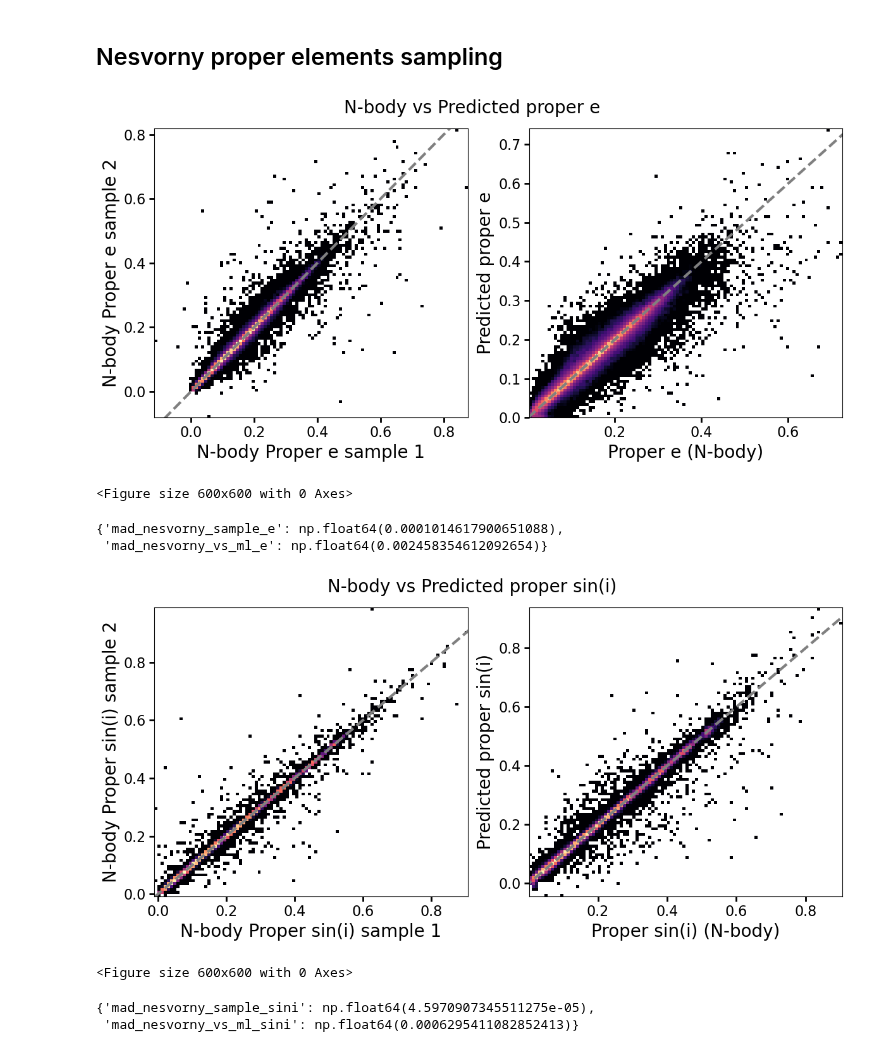
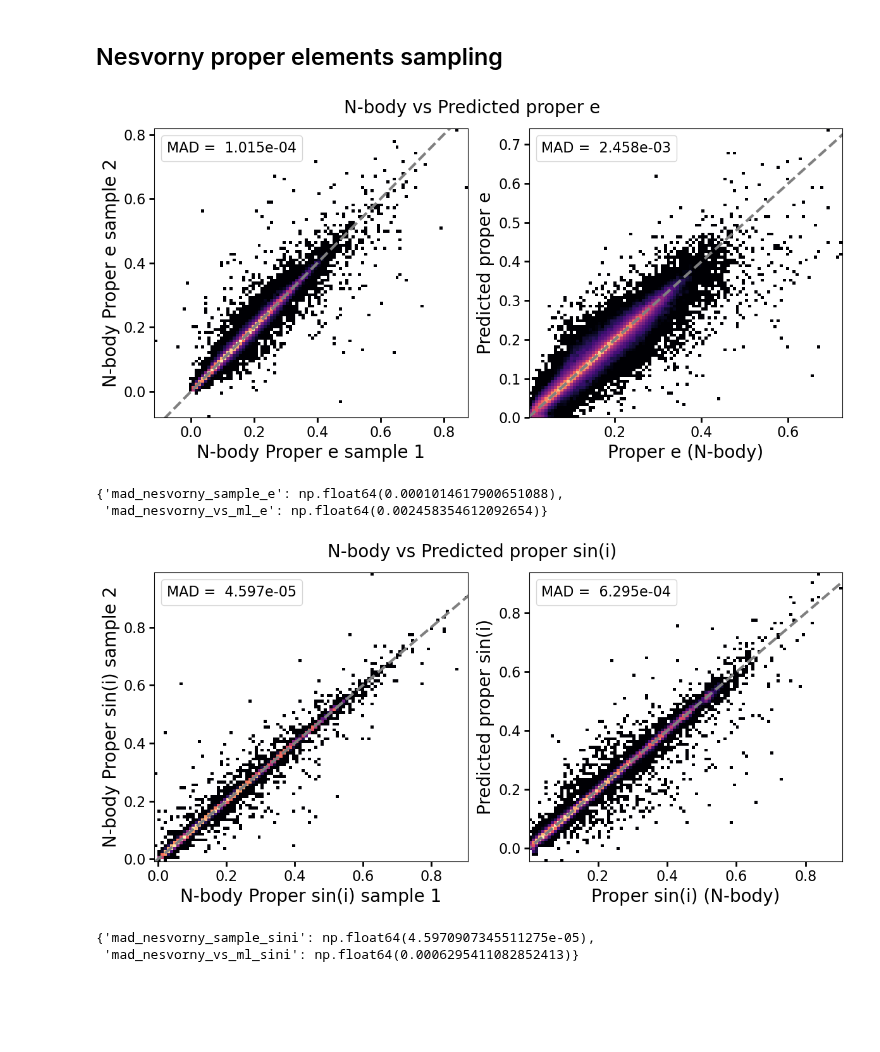
Before and after one commit to YangShen31/proper_elements_prediction, a Jupyter notebook: 3_evaluate_models.ipynb, the cells around one changed output. Saved outputs shown, nothing was run; the diff lists cells and outputs as text; code cells hidden in the pictures; blank space fills up the shorter version.

```diff
--- a/3_evaluate_models.ipynb
+++ b/3_evaluate_models.ipynb
@@ -10,6 +10,9 @@ mpl.style.use('./paper.mplstyle')
 
 plot_dir = Path("plots")
 plot_dir.mkdir(exist_ok=True)
+# %%
+plt.style.use('tableau-colorblind10')
+colors = plt.rcParams['axes.prop_cycle'].by_key()['color']
 # %% [markdown]
 # Load Model Outputs
 # %%
@@ -199,37 +214,47 @@ np.random.seed(42)
 
 x1_e = np.random.normal(df_xgb["prope"].values, df_xgb["de"].values)
 y1_e = np.random.normal(df_xgb["prope"].values, df_xgb["de"].values)
+mad_nesvorny_sample_e = np.sqrt(np.median((x1_e - y1_e)**2))
 
 x2_e = df_xgb["prope"].values
 y2_e = df_xgb["pred_e"].values
 
 fig, axs = plt.subplots(1, 2, figsize=(12, 6), sharex=False, sharey=False)
 
 ax = axs[0]
 mask = (x1_e <= 1) & (y1_e <= 1)
 x, y = x1_e[mask], y1_e[mask]
 ax.hist2d(x, y, bins=bins, norm=norm, cmap=cmap)
 minval, maxval = min(x.min(), y.min()), max(x.max(), y.max())
-ax.plot([minval, maxval], [minval, maxval], ls='dashed', color='grey', rasterized = True)
+ax.plot([minval, maxval], [minval, maxval], ls='dashed', color='grey', rasterized = True, label = f"MAD = {mad_nesvorny_sample_e: .3e}")
 ax.set_xlabel("N-body Proper e sample 1")
 ax.set_ylabel("N-body Proper e sample 2")
 ax.tick_params(axis='both')
+ax.legend(
+    loc="upper left",
+    frameon=True,
+    handlelength=0,
+    handletextpad=0)
 
 ax = axs[1]
 mask = (x2_e <= 1) & (y2_e <= 1)
 x, y = x2_e[mask], y2_e[mask]
 ax.hist2d(x, y, bins=bins, norm=norm, cmap=cmap)
 minval, maxval = min(x.min(), y.min()), max(x.max(), y.max())
-ax.plot([minval, maxval], [minval, maxval], ls='dashed', color='grey', rasterized = True)
+ax.plot([minval, maxval], [minval, maxval], ls='dashed', color='grey', rasterized = True, label = f"MAD = {mad_nesvorny_vs_xgboost_e: .3e}")
 ax.set_xlabel("Proper e (N-body)")
 ax.set_ylabel("Predicted proper e")
 ax.tick_params(axis='both')
+ax.legend(
+    loc="upper left",
+    frameon=True,
+    handlelength=0,
+    handletextpad=0)
 
 plt.suptitle("N-body vs Predicted proper e", fontsize = 20)
 plt.tight_layout()
+plt.savefig("./plots/prope_double_sampling.pdf")
 plt.show()
-plt.savefig(plot_dir/"prope_double_sampling.pdf")
 # %% [output]
-[figure, old version]
+[figure, new version]
-<Figure size 600x600 with 0 Axes>
 # %%
@@ -254,6 +278,8 @@ np.random.seed(42)
 x1_sini = np.random.normal(df_xgb["propsini"].values, df_xgb["dsini"].values)
 y1_sini = np.random.normal(df_xgb["propsini"].values, df_xgb["dsini"].values)
 
+mad_nesvorny_sample_sini = np.sqrt(np.median((x1_sini - y1_sini)**2))
+
 x2_sini = df_xgb["propsini"].values
 y2_sini = df_xgb["pred_sini"].values
 
@@ -264,26 +290,35 @@ mask = (x1_sini <= 1) & (y1_sini <= 1)
 x, y = x1_sini[mask], y1_sini[mask]
 ax.hist2d(x, y, bins=bins, norm=norm, cmap=cmap)
 minval, maxval = min(x.min(), y.min()), max(x.max(), y.max())
-ax.plot([minval, maxval], [minval, maxval], ls='dashed', color='grey', rasterized = True)
+ax.plot([minval, maxval], [minval, maxval], ls='dashed', color='grey', rasterized = True, label = f"MAD = {mad_nesvorny_sample_sini: .3e}")
 ax.set_xlabel("N-body Proper sin(i) sample 1")
 ax.set_ylabel("N-body Proper sin(i) sample 2")
 ax.tick_params(axis='both')
+ax.legend(
+    loc="upper left",
+    frameon=True,
+    handlelength=0,
+    handletextpad=0)
 
 ax = axs[1]
 mask = (x2_sini <= 1) & (y2_sini <= 1)
 x, y = x2_sini[mask], y2_sini[mask]
 ax.hist2d(x, y, bins=bins, norm=norm, cmap=cmap)
 minval, maxval = min(x.min(), y.min()), max(x.max(), y.max())
-ax.plot([minval, maxval], [minval, maxval], ls='dashed', color='grey')
+ax.plot([minval, maxval], [minval, maxval], ls='dashed', color='grey', rasterized = True, label = f"MAD = {mad_nesvorny_vs_xgboost_sini: .3e}")
 ax.set_xlabel("Proper sin(i) (N-body)")
 ax.set_ylabel("Predicted proper sin(i)")
 ax.tick_params(axis='both')
+ax.legend(
+    loc="upper left",
+    frameon=True,
+    handlelength=0,
+    handletextpad=0)
 
 plt.suptitle("N-body vs Predicted proper sin(i)", fontsize = 20)
 plt.tight_layout()
+plt.savefig("./plots/propsini_double_sampling.pdf")
 plt.show()
-plt.savefig(plot_dir/"propsini_double_sampling.pdf")
 # %% [output]
-[figure, old version]
+[figure, new version]
-<Figure size 600x600 with 0 Axes>
 # %%
```
Also changed, not shown: parts of 6 cells of this notebook, 1 other file.
